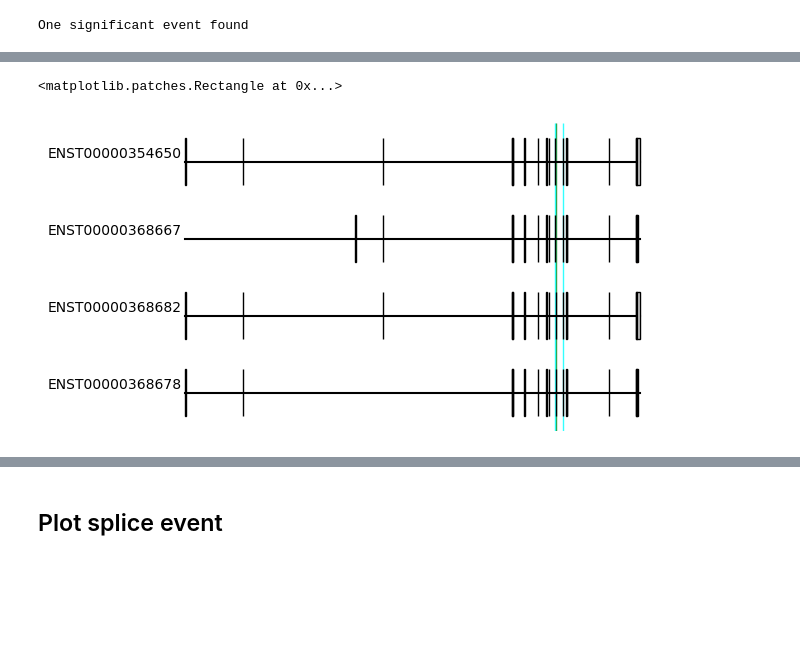
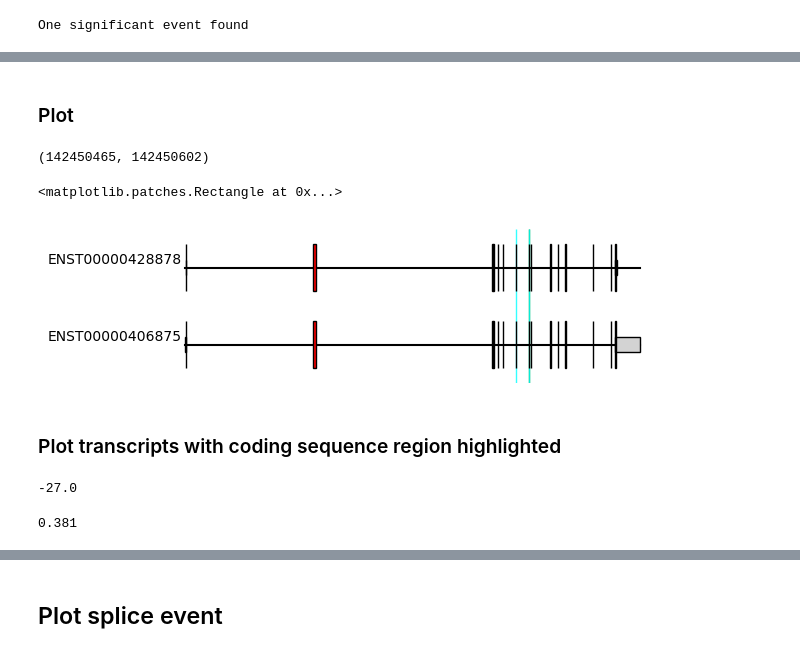
Before and after one commit to NaegleLab/ExonPTMapper, a Jupyter notebook: SQL_Database/rmats.ipynb, the cells around one changed output, grey strips where cells are left out. Cells and saved outputs as stored; diff of their text form; code cells hidden in the pictures; blank space fills up the shorter version.

```diff
--- a/SQL_Database/rmats.ipynb
+++ b/SQL_Database/rmats.ipynb
@@ -31,15 +72,20 @@ spliced_ptms[spliced_ptms['Gene'] == 'FYN']
 # %%
-gene = 'FYN'
-data_sub = data[data['geneSymbol'] == gene]
+gene = 'CDK5'
+data_sub = data[data['geneSymbol'] == gene].copy()
 
 if data_sub.shape[0] == 0:
     print(f'No significant events for {gene}')
 elif data_sub.shape[0] > 1:
     print(f'Multiple significant events for {gene}, showing event with highest psi change')
     data_sub = data_sub.loc[abs(data_sub['IncLevelDifference']).idxmax()]
-    data_sub = data_sub.squeeze()
 else:
     print('One significant event found')
-    data_sub = data_sub.squeeze()
 # %% [output]
 One significant event found
+# %%
+data_sub = get_A3SS_region(data_sub, include_flanking = True).squeeze()
+chromosome = data_sub['chr']
+strand = data_sub['strand']
+spliced_region = (data_sub['event_start'], data_sub['event_end'])
+upstream_region = (data_sub['first_flank_start'], data_sub['first_flank_end'])
+downstream_region = (data_sub['second_flank_start'], data_sub['second_flank_end'])
@@ -61,0 +731,2 @@ downstream_region = (data_sub['downstreamES'], data_sub['downstreamEE'])
+# %% [markdown]
+### Plot
@@ -62,9 +735,23 @@ downstream_region = (data_sub['downstreamES'], data_sub['downstreamEE'])
+# %%
+spliced_region
+# %% [output]
+(142450465, 142450602)
 # %%
 
-ax = plotter.plot_transcripts(data_sub['geneSymbol'], functional_threshold = 0.9)
+ax = plotter.plot_transcripts(data_sub['geneSymbol'], functional_threshold = 0.5)
 ax.axvspan(spliced_region[0], spliced_region[1], color='green', alpha=0.8)
 ax.axvspan(upstream_region[0], upstream_region[1], color='cyan', alpha=0.8)
 ax.axvspan(downstream_region[0], downstream_region[1], color='cyan', alpha=0.8)
 # %% [output]
 <matplotlib.patches.Rectangle at 0x...>
-[figure, old version]
+[figure, new version]
+# %% [markdown]
+### Plot transcripts with coding sequence region highlighted
+# %%
+(spliced_region[0] - spliced_region[1])/3
+# %% [output]
+-27.0
+# %%
+data_sub['IncLevelDifference']
+# %% [output]
+0.381
```
Also changed, not shown: parts of 46 cells of this notebook, 3 other files.
